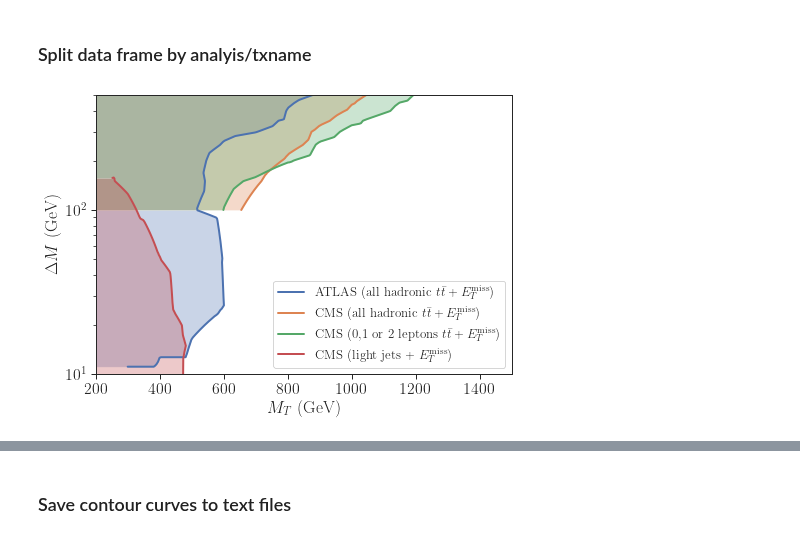
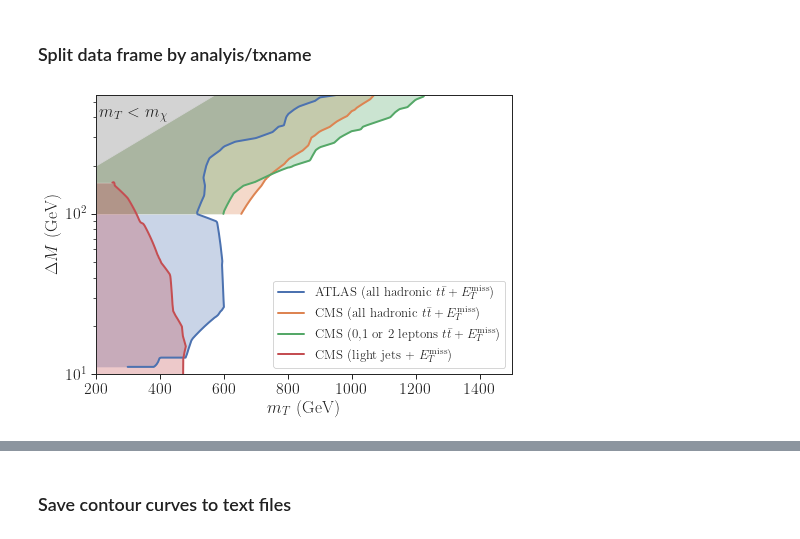
Before and after one commit to andlessa/SMStoEFT, a Jupyter notebook: notebooks/constraints/plotExclusion-DirectSearches.ipynb, the cells around one changed output, grey strips where cells are left out. Saved outputs shown, nothing was run; the diff lists cells and outputs as text; code cells hidden in the pictures.

```diff
--- a/notebooks/constraints/plotExclusion-DirectSearches.ipynb
+++ b/notebooks/constraints/plotExclusion-DirectSearches.ipynb
@@ -135,37 +135,38 @@ plt.figure(figsize=(7,5))
 labelsDict = {'CMS-SUS-20-002' : r'CMS-SUS-20-002 (0,1 or 2 leptons $t \bar{t} + E_{T}^{\rm miss}$)',
               'CMS-SUS-19-006-agg' : r'CMS-SUS-19-006 (all hadronic $t \bar{t} + E_{T}^{\rm miss}$)',
               'ATLAS-SUSY-2018-12' : r'ATLAS-SUSY-2018-12 (all hadronic $t \bar{t} + E_{T}^{\rm miss}$)'}
 
 labelsDict = {'CMS-SUS-20-002' : r'CMS (0,1 or 2 leptons $t \bar{t} + E_{T}^{\rm miss}$)',
               'CMS-SUS-19-006-agg' : r'CMS (all hadronic $t \bar{t} + E_{T}^{\rm miss}$)',
               'ATLAS-SUSY-2018-12' : r'ATLAS (all hadronic $t \bar{t} + E_{T}^{\rm miss}$)',
               'CMS-EXO-20-004' : r'CMS (light jets + $ E_{T}^{\rm miss}$)'}
 
 for ana,c in contoursDictAna.items():
     if ana not in ['CMS-SUS-20-002','CMS-SUS-19-006-agg', 'ATLAS-SUSY-2018-12']:
         continue
     x = c[:,0]
     y = c[:,1]
     plt.plot(x,y,label=labelsDict[ana],linewidth=2)
     plt.fill_betweenx(y,x,200,alpha=0.3)
 
 x = monoJetDict[0.8]['mST_GeV']
 y = monoJetDict[0.8]['deltaM_GeV']
 plt.plot(x,y,label=labelsDict['CMS-EXO-20-004'],linewidth=2)
 plt.fill_betweenx(y,x,200,alpha=0.3)
 
-
+plt.fill_betweenx([200.,600.],[200.,600.],color='lightgray',alpha=1.0)
+plt.text(210.,400.,r'$m_T < m_{\chi}$',fontsize=17)
 plt.legend(loc='lower right',fontsize=13,framealpha=1.0)
 plt.yscale('log')
-plt.xlabel(r'$M_T$ (GeV)')
+plt.xlabel(r'$m_T$ (GeV)')
 plt.ylabel(r'$\Delta M$ (GeV)')
-plt.ylim(10.,500.)
+plt.ylim(10.,550.)
 plt.xlim(200.,1500.)
 plt.tight_layout()
 plt.savefig('directSearches.png')
 plt.show()
 # %% [output]
-[figure, old version]
+[figure, new version]
 # %%
 # Interpolate to create more points
 x = dataDF['mass.5000002']
```
Also changed, not shown: parts of 1 cell of this notebook, 1 other file.
